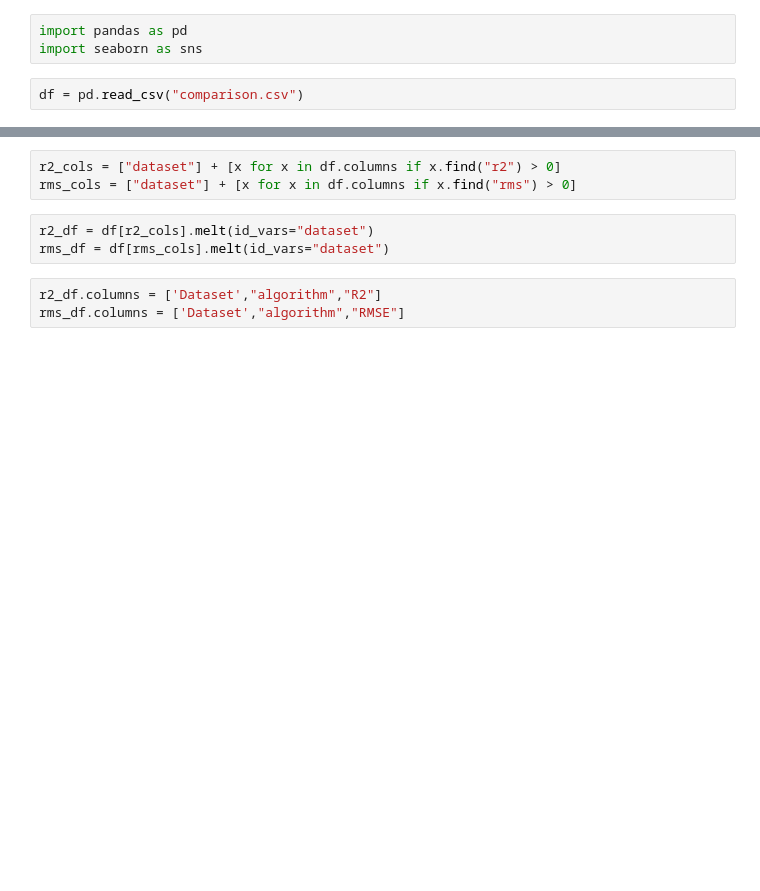
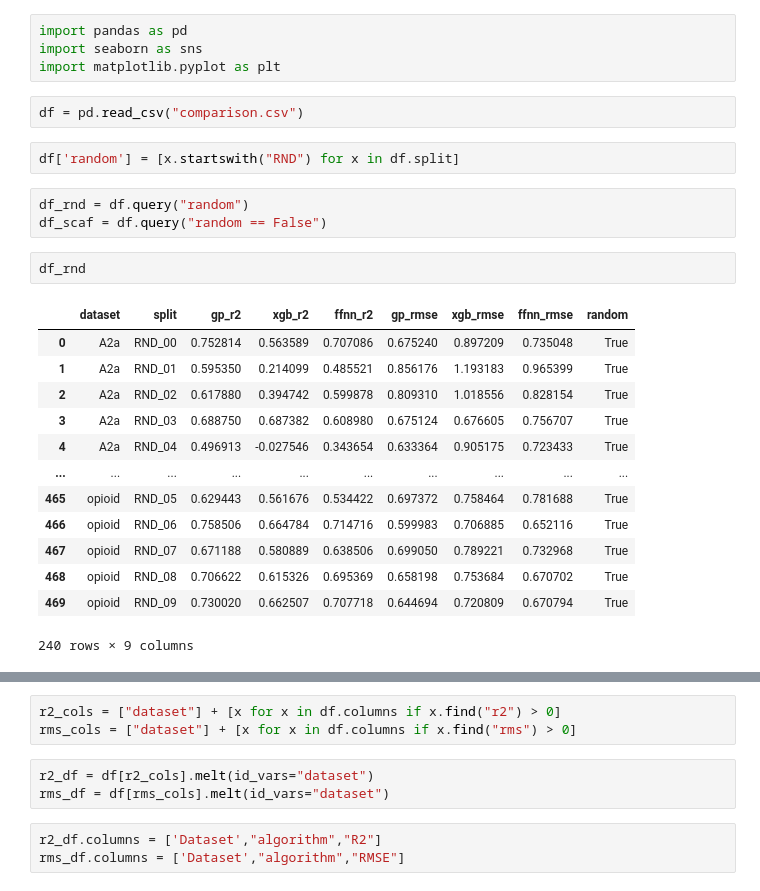
Before and after one commit to PatWalters/yamc, a Jupyter notebook: analysis.ipynb, the cells around one changed output, grey strips where cells are left out. Saved outputs shown, nothing was run; the diff lists cells and outputs as text; blank space fills up the shorter version.

```diff
--- a/analysis.ipynb
+++ b/analysis.ipynb
@@ -1,5 +1,27 @@
 # %%
 import pandas as pd
 import seaborn as sns
+import matplotlib.pyplot as plt
 # %%
 df = pd.read_csv("comparison.csv")
+# %%
+df['random'] = [x.startswith("RND") for x in df.split]
+# %%
+df_rnd = df.query("random")
+df_scaf = df.query("random == False")
+# %%
+df_rnd
+# %% [output]
+|  | dataset | split | gp_r2 | xgb_r2 | ffnn_r2 | gp_rmse | xgb_rmse | ffnn_rmse | random |
+| 0 | A2a | RND_00 | 0.752814 | 0.563589 | 0.707086 | 0.675240 | 0.897209 | 0.735048 | True |
+| 1 | A2a | RND_01 | 0.595350 | 0.214099 | 0.485521 | 0.856176 | 1.193183 | 0.965399 | True |
+| 2 | A2a | RND_02 | 0.617880 | 0.394742 | 0.599878 | 0.809310 | 1.018556 | 0.828154 | True |
+| 3 | A2a | RND_03 | 0.688750 | 0.687382 | 0.608980 | 0.675124 | 0.676605 | 0.756707 | True |
+| 4 | A2a | RND_04 | 0.496913 | -0.027546 | 0.343654 | 0.633364 | 0.905175 | 0.723433 | True |
+| ... | ... | ... | ... | ... | ... | ... | ... | ... | ... |
+| 465 | opioid | RND_05 | 0.629443 | 0.561676 | 0.534422 | 0.697372 | 0.758464 | 0.781688 | True |
+| 466 | opioid | RND_06 | 0.758506 | 0.664784 | 0.714716 | 0.599983 | 0.706885 | 0.652116 | True |
+| 467 | opioid | RND_07 | 0.671188 | 0.580889 | 0.638506 | 0.699050 | 0.789221 | 0.732968 | True |
+| 468 | opioid | RND_08 | 0.706622 | 0.615326 | 0.695369 | 0.658198 | 0.753684 | 0.670702 | True |
+| 469 | opioid | RND_09 | 0.730020 | 0.662507 | 0.707718 | 0.644694 | 0.720809 | 0.670794 | True |
+240 rows × 9 columns
```
Also changed, not shown: parts of 4 cells of this notebook, 2 other files.
